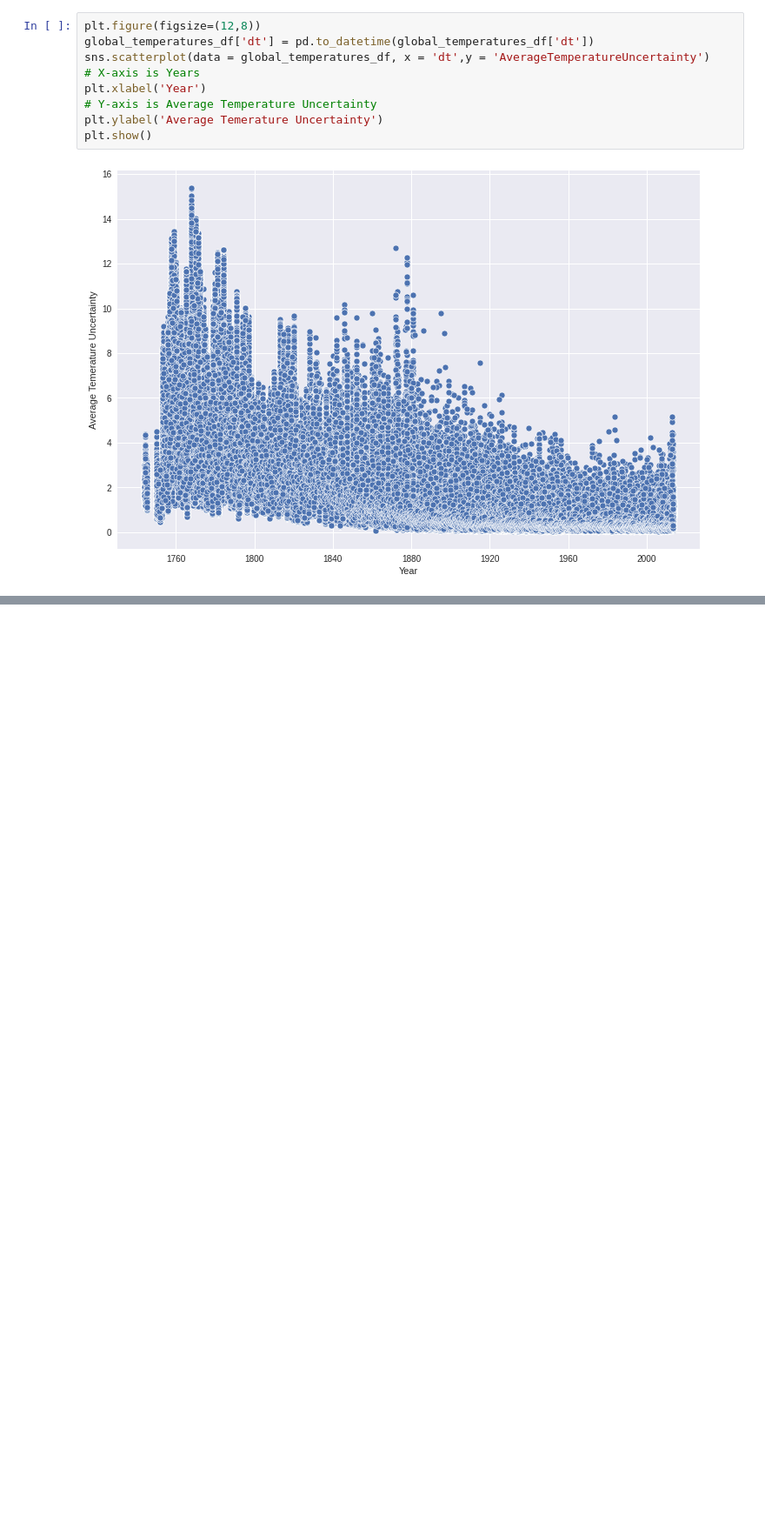
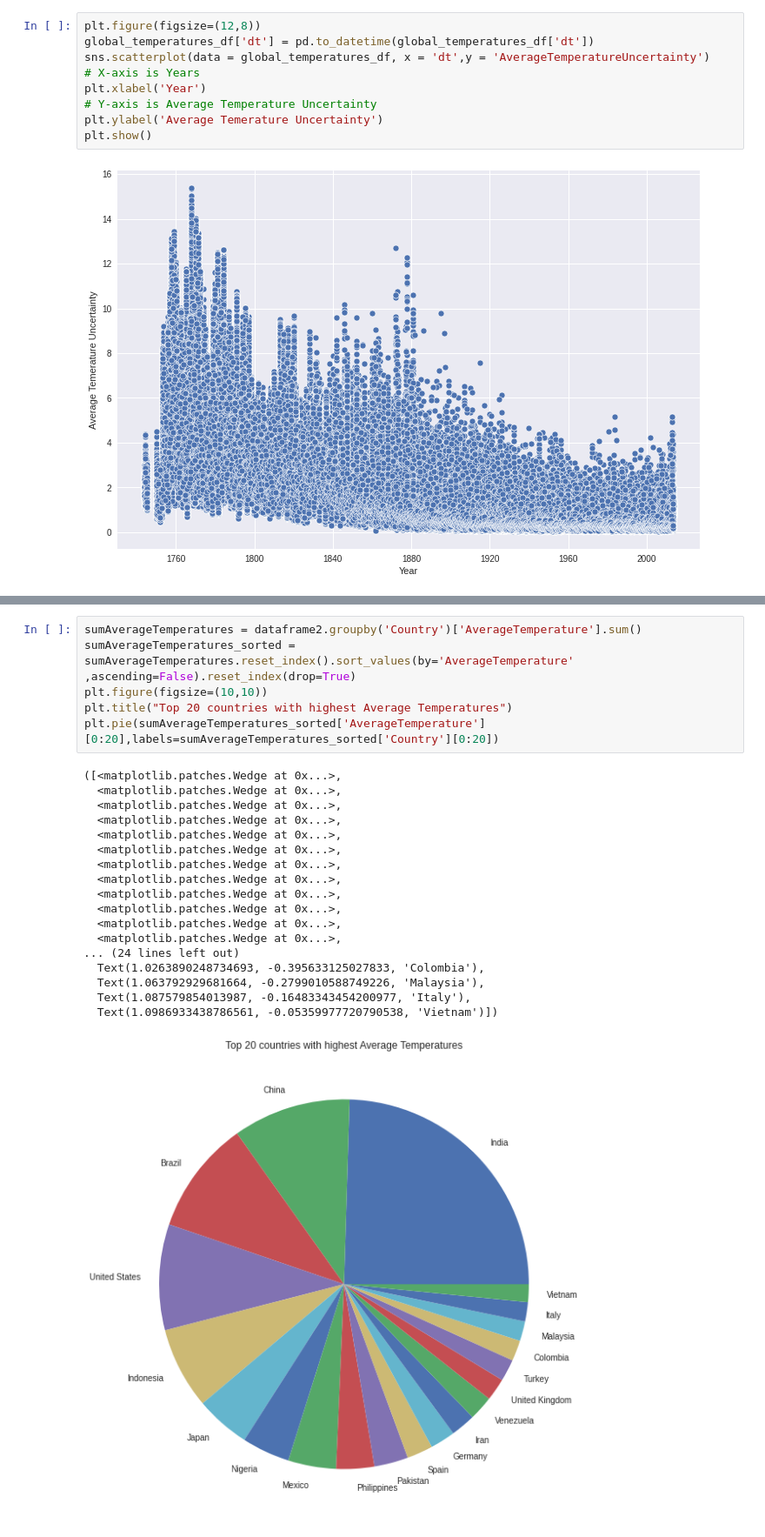
Before and after one commit to JayeshSuryavanshi/Data-Intensive-Computing, a Jupyter notebook: CSE_587_ProjectPhase1.ipynb, the cells around one changed output, grey strips where cells are left out. Shown at 87% size. Saved outputs shown, nothing was run; the diff lists cells and outputs as text; blank space fills up the shorter version.

```diff
--- a/CSE_587_ProjectPhase1.ipynb
+++ b/CSE_587_ProjectPhase1.ipynb
@@ -236,0 +247,25 @@ The global temperature dataset's monthly degree of detail. Once a year, it may b
+# %%
+sumAverageTemperatures = dataframe2.groupby('Country')['AverageTemperature'].sum()
+sumAverageTemperatures_sorted = sumAverageTemperatures.reset_index().sort_values(by='AverageTemperature' ,ascending=False).reset_index(drop=True)
+plt.figure(figsize=(10,10))
+plt.title("Top 20 countries with highest Average Temperatures")
+plt.pie(sumAverageTemperatures_sorted['AverageTemperature'][0:20],labels=sumAverageTemperatures_sorted['Country'][0:20])
+# %% [output]
+([<matplotlib.patches.Wedge at 0x...>,
+  <matplotlib.patches.Wedge at 0x...>,
+  <matplotlib.patches.Wedge at 0x...>,
+  <matplotlib.patches.Wedge at 0x...>,
+  <matplotlib.patches.Wedge at 0x...>,
+  <matplotlib.patches.Wedge at 0x...>,
+  <matplotlib.patches.Wedge at 0x...>,
+  <matplotlib.patches.Wedge at 0x...>,
+  <matplotlib.patches.Wedge at 0x...>,
+  <matplotlib.patches.Wedge at 0x...>,
+  <matplotlib.patches.Wedge at 0x...>,
+  <matplotlib.patches.Wedge at 0x...>,
+... (24 lines left out)
+  Text(1.0263890248734693, -0.395633125027833, 'Colombia'),
+  Text(1.063792929681664, -0.2799010588749226, 'Malaysia'),
+  Text(1.087579854013987, -0.16483343454200977, 'Italy'),
+  Text(1.0986933438786561, -0.05359977720790538, 'Vietnam')])
+[figure, added]
```
Also changed, not shown: parts of 3 cells of this notebook.
